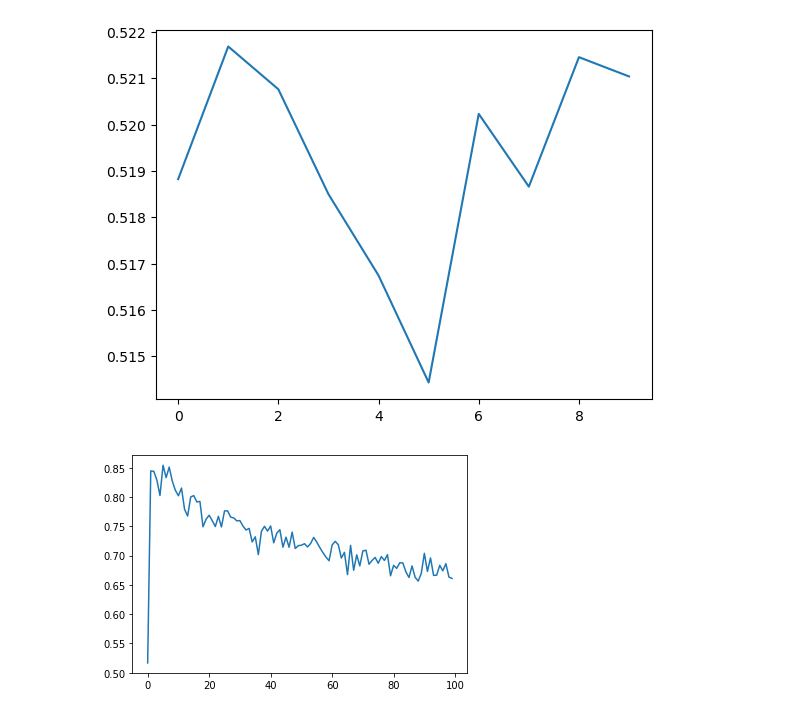
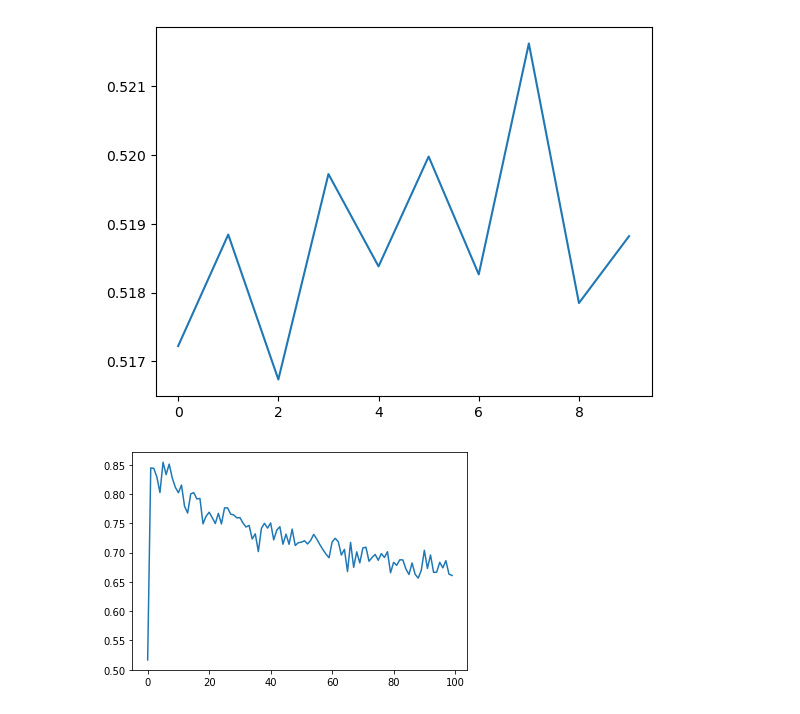
Before and after one commit to awesomest/advent_calendar_2019_bitcoin, a Jupyter notebook: bitcoin.ipynb, the cells around one changed output. Cells and saved outputs as stored; diff of their text form; code cells hidden in the pictures.

```diff
--- a/bitcoin.ipynb
+++ b/bitcoin.ipynb
@@ -16,16 +16,27 @@ class BitcoinClassification:
 
     def format(self):
         self.data["date"] = pd.to_datetime(self.csv["date"], format="%Y年%m月%d日").astype(int) /  10**9
-        self.data["start"] = self.csv["start"].str.replace(",", "").astype(int)
+#         self.data["year"] = pd.to_datetime(self.csv["date"], format="%Y年%m月%d日").dt.strftime("%Y").astype(int)
+#         self.data["month"] = pd.to_datetime(self.csv["date"], format="%Y年%m月%d日").dt.strftime("%m").astype(int)
+#         self.data["day"] = pd.to_datetime(self.csv["date"], format="%Y年%m月%d日").dt.strftime("%d").astype(int)
+#         self.data["weekday"] = pd.to_datetime(self.csv["date"], format="%Y年%m月%d日").dt.strftime("%w").astype(int)
+        self.data["start"] = self.csv["start"].str.replace(",", "").astype(int)  # 基準とする
         self.data["close"] = self.csv["close"].str.replace(",", "").astype(int)
         self.data["low"] = self.csv["low"].str.replace(",", "").astype(int)
         self.data["high"] = self.csv["high"].str.replace(",", "").astype(int)
-        self.data["volume"] = self.csv["volume"].str.replace("K", "").astype(float)
-        self.data["diff"] = self.csv["diff"].str.replace("%", "").astype(float)
-        self.data["year"] = pd.to_datetime(self.csv["date"], format="%Y年%m月%d日").dt.strftime("%Y").astype(int)
-        self.data["month"] = pd.to_datetime(self.csv["date"], format="%Y年%m月%d日").dt.strftime("%m").astype(int)
-        self.data["day"] = pd.to_datetime(self.csv["date"], format="%Y年%m月%d日").dt.strftime("%d").astype(int)
-        self.data["weekday"] = pd.to_datetime(self.csv["date"], format="%Y年%m月%d日").dt.strftime("%w").astype(int)
+        self.data["close_ratio"] = self.data["close"] / self.data["start"]  # 始値に対する終値比率
+        self.data["low_ratio"] = self.data["low"] / self.data["start"]  # 始値に対する安値比率
+        self.data["high_ratio"] = self.data["high"] / self.data["start"]  # 始値に対する高値比率
+        self.data["volume"] = self.csv["volume"].str.replace("K", "").astype(float)  # 出来高
+        self.data["volume_ratio"] = self.data["volume"] / ((
+            self.data["volume"].shift(1)
+            + self.data["volume"].shift(2)
+            + self.data["volume"].shift(3)
+            + self.data["volume"].shift(4)
+            + self.data["volume"].shift(5)
+            + self.data["volume"].shift(6)
+            + self.data["volume"].shift(7)
+        ) / 7)  # 過去7日間の平均に対する出来高比率
 
     def out(self):
         return self.data
@@ -34,16 +45,21 @@ class BitcoinClassification:
         self.data = self.data[self.data["start"] > 0]
         self.data = self.data[self.data["close"] > 0]
         self.data = self.data[self.data["low"] > 0]
+        self.data = self.data[self.data["high"] > 0]
+        self.data = self.data[self.data["close_ratio"] > 0]
+        self.data = self.data[self.data["low_ratio"] > 0]
+        self.data = self.data[self.data["high_ratio"] > 0]
         self.data = self.data[self.data["volume"] > 0]
+        self.data = self.data[self.data["volume_ratio"] > 0]
 
     def addColumnResult(self):
         self.data["result"] = self.data["diff1"].shift(-1)
-        self.data["result"] = [1 if l >= 0 else -1 for l in self.data["result"]]
+        self.data["result"] = [1 if l >= 1 else -1 for l in self.data["result"]]
 
     def train_and_test(self):
-        clf = RandomForestClassifier(n_estimators=10)
-        clf.fit(self.data_train, self.label_train)
-        predict = clf.predict(self.data_test)
+        self.model = RandomForestClassifier(n_estimators=10)
+        self.model.fit(self.data_train, self.label_train)
+        predict = self.model.predict(self.data_test)
         return metrics.accuracy_score(self.label_test, predict)
 
     def calcAvgPred(self):
@@ -55,23 +71,36 @@ class BitcoinClassification:
         return sum_score / 100
 
     def setTrainTestDataset(self, n):
-        labels = ["date", "year", "month", "day", "weekday", "start", "close", "low", "high", "volume"]
+        labels = ["close_ratio", "low_ratio", "high_ratio", "volume_ratio"]
         for i in list(range(1, n+1)):
             labels.append("diff" + str(i))
-        self.data_train, self.data_test, self.label_train, self.label_test = train_test_split(self.data[labels][n:], self.data["result"][n:], random_state=1)
+        self.data_train, self.data_test, self.label_train, self.label_test = train_test_split(self.data[labels][n:-1], self.data["result"][n:-1], random_state=1)
 
     def setColumnDiffN(self, n):
         label = "diff" + str(n)
         self.data[label] = self.data["start"].shift(n-1)
-        self.data[label] = self.data["close"] / self.data[label] - 1
+        self.data[label] = self.data["close"] / self.data[label]
+
+    def showImportances(self):
+        labels = self.data_train.columns
+        importances = self.model.feature_importances_
+
+        plt.barh(y = range(len(importances)), width = importances)
+        plt.yticks(ticks = range(len(labels)), labels = labels)
+        plt.show()
 
 b = BitcoinClassification(csv)
 b.format()
 b.removeOutlier()
-d = 10
+d = 5
 for i in list(range(1, d + 1)):
     b.setColumnDiffN(i)
 b.addColumnResult()
+
+#b.out()
+# b.setTrainTestDataset(d)
+# b.calcAvgPred()
+# b.showImportances()
 
 x = list(range(10))
 y = []
@@ -97,4 +126,4 @@ plt.show()
-[figure, old version]
+[figure, new version]
 # %%
 x = list(range(100))
 y = [0.516690, 0.844414, 0.843779, 0.828733, 0.802465, 0.854147, 0.833048, 0.850947, 0.827275, 0.811455, 0.802106, 0.815208, 0.778912, 0.767431, 0.800116, 0.802251, 0.791578, 0.792320, 0.749047, 0.762023, 0.768814, 0.759581, 0.749534, 0.766923, 0.748788, 0.776200, 0.776238, 0.765537, 0.764182, 0.759206, 0.759649, 0.750328, 0.743560, 0.746323, 0.723169, 0.731948, 0.701667, 0.741291, 0.749906, 0.741718, 0.750447, 0.721694, 0.738278, 0.744104, 0.714222, 0.731368, 0.714113, 0.739976, 0.712057, 0.716809, 0.717607, 0.720190, 0.714668, 0.720545, 0.730998, 0.723040, 0.713563, 0.705036, 0.697310, 0.691119, 0.718024, 0.724262, 0.718449, 0.695704, 0.705418, 0.667542, 0.717321, 0.674785, 0.701148, 0.682297, 0.707842, 0.709065, 0.685156, 0.691679, 0.696731, 0.686827, 0.698173, 0.691659, 0.701398, 0.665518, 0.683253, 0.678169, 0.687560, 0.687415, 0.671981, 0.662512, 0.682179, 0.662833, 0.656344, 0.669637, 0.703811, 0.672864, 0.695898, 0.666068, 0.666521, 0.683285, 0.673893, 0.686131, 0.663220, 0.660878]
```
Also changed, not shown: parts of 1 cell of this notebook.
